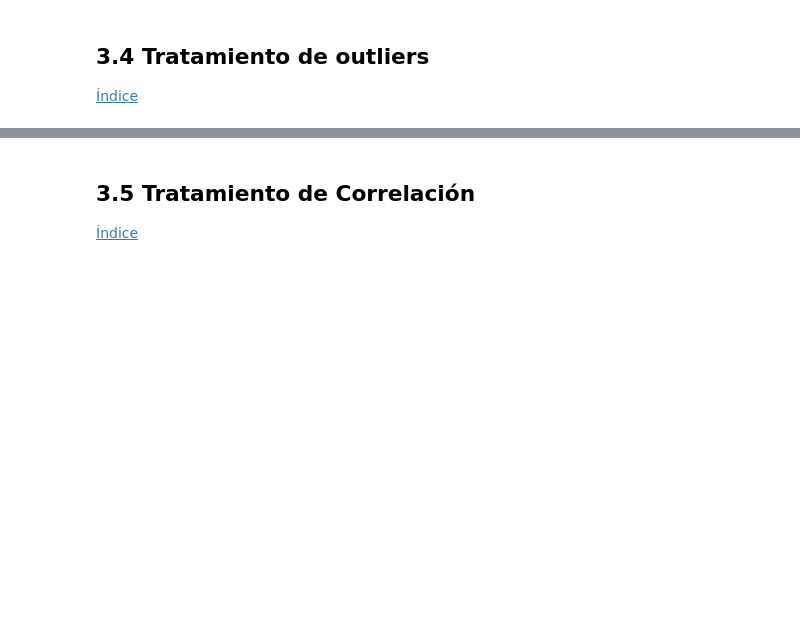
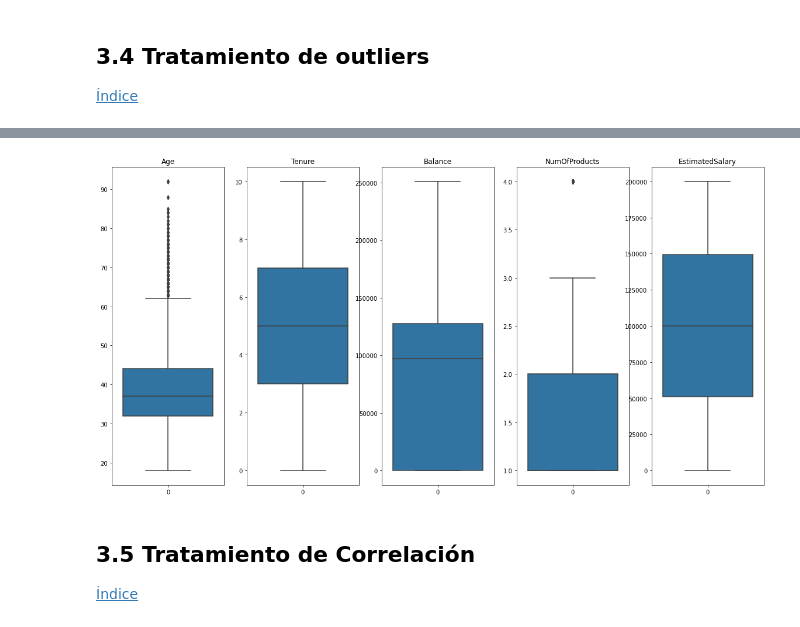
Before and after one commit to rmmateosv/SAA2223, a Jupyter notebook: Tema4/Clasificacion/1_RL_AbandonoDeClientes-alumnos.ipynb, the cells around one changed output, grey strips where cells are left out. Saved outputs shown, nothing was run; the diff lists cells and outputs as text; code cells hidden in the pictures; blank space fills up the shorter version.

```diff
--- a/Tema4/Clasificacion/1_RL_AbandonoDeClientes-alumnos.ipynb
+++ b/Tema4/Clasificacion/1_RL_AbandonoDeClientes-alumnos.ipynb
@@ -110,0 +233,7 @@ NameError: name 'df' is not defined
+# %%
+# One hot encoding. Variables Geography y Gender
+df = pd.get_dummies(df, columns=['Geography','Gender'], drop_first=True)
+# %%
+# Cambiar a categóricas las columnas generadas
+for c in df.select_dtypes('uint8'):
+    df[c] = pd.Categorical(df[c])
@@ -111,3 +258,6 @@ NameError: name 'df' is not defined
 # %% [markdown]
 ## 3.3 Selección de características relevantes <a name="3_3"></a>
 [Índice](#indice)
+# %%
+# Borrar columnas irrelevantes
+df.drop(['RowNumber','CustomerId','Surname','CreditScore'], axis=1,inplace=True)
@@ -114,3 +280,7 @@ NameError: name 'df' is not defined
 # %% [markdown]
 ## 3.4 Tratamiento de outliers <a name="3_4"></a>
 [Índice](#indice)
+# %%
+# Separar numéricas de categóricas
+dfNum = df.select_dtypes(exclude='category')
+dfCat = df.select_dtypes(include='category')
@@ -116,0 +303,9 @@ NameError: name 'df' is not defined
+# %%
+# Diagramas de cajas y bigotes en gráficas independientes
+plt.subplots(sharex=False, sharey=False, figsize=(20,10))
+for i in range(len(dfNum.columns)):
+    ax1 = plt.subplot(1,len(dfNum.columns), i+1)
+    sns.boxplot(data=dfNum.iloc[:,i],ax=ax1)
+    ax1.set_title(dfNum.columns[i])
+# %% [output]
+[figure, added]
```
Also changed, not shown: parts of 24 cells of this notebook.
